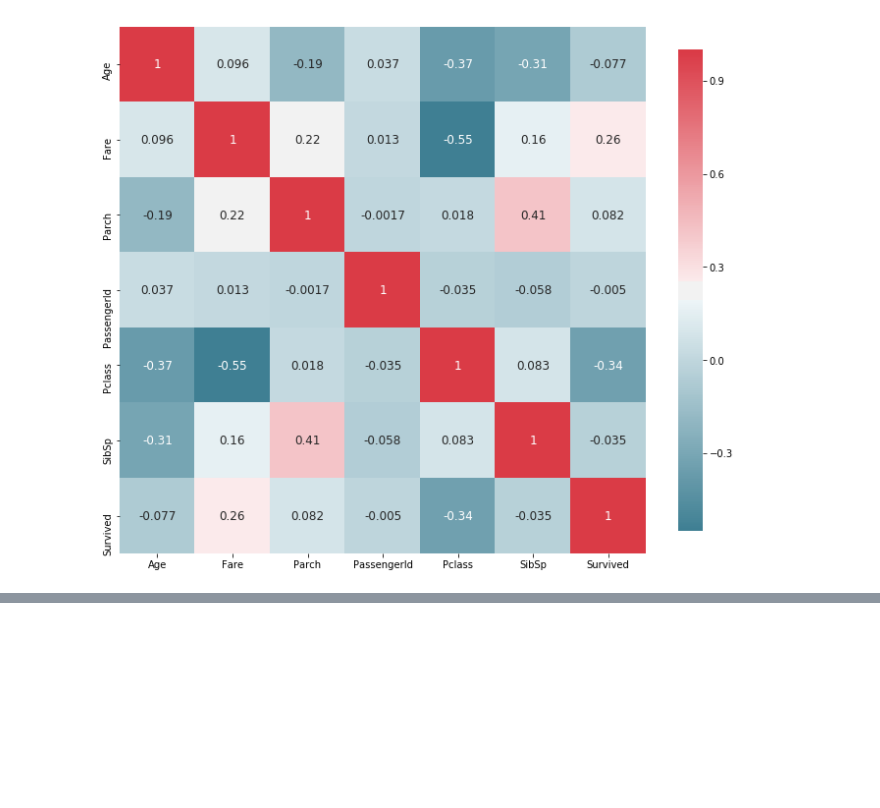
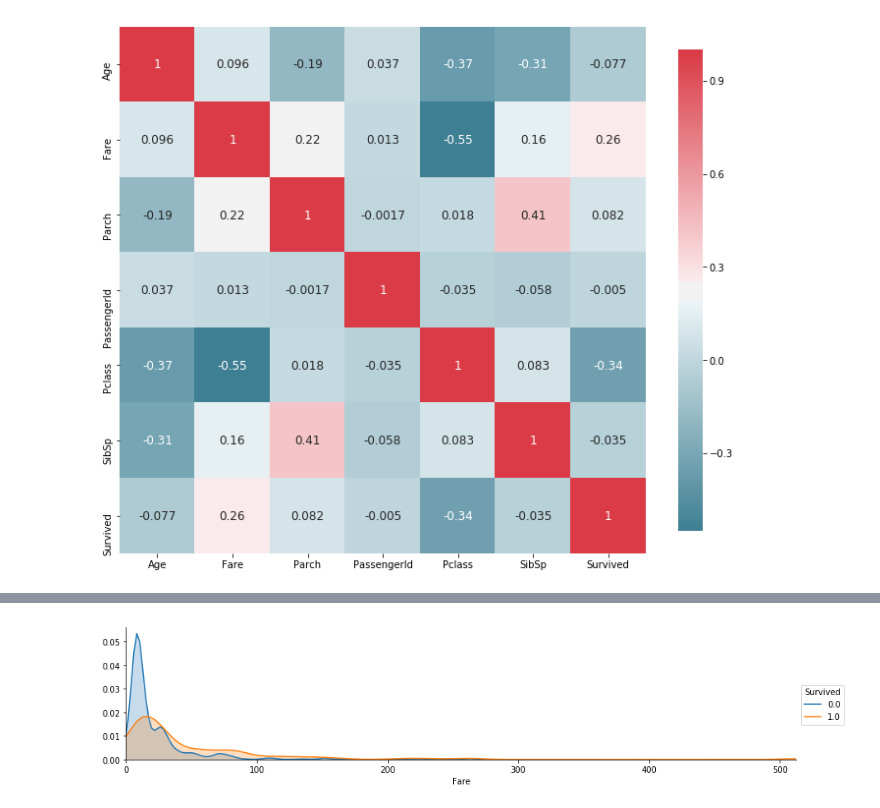
Before and after one commit to Ashen-Vaults/titanic-machine-learning, a Jupyter notebook: Titanic-Data-Science.ipynb, the cells around one changed output, grey strips where cells are left out. Saved outputs shown, nothing was run; the diff lists cells and outputs as text; code cells hidden in the pictures; blank space fills up the shorter version.

```diff
--- a/Titanic-Data-Science.ipynb
+++ b/Titanic-Data-Science.ipynb
@@ -151,0 +156,4 @@ plot_correlation_map(titanic_df)
+# %%
+plot_distribution(titanic_df, var='Fare', target='Survived')
+# %% [output]
+[figure, added]
```
Also changed, not shown: parts of 18 cells of this notebook.
